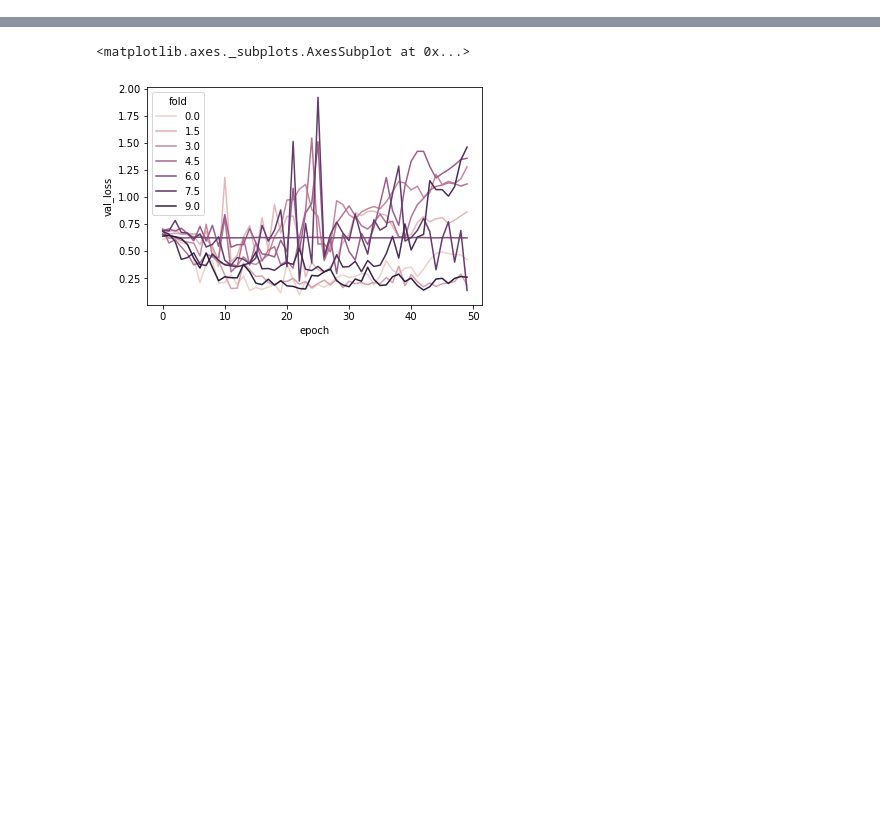
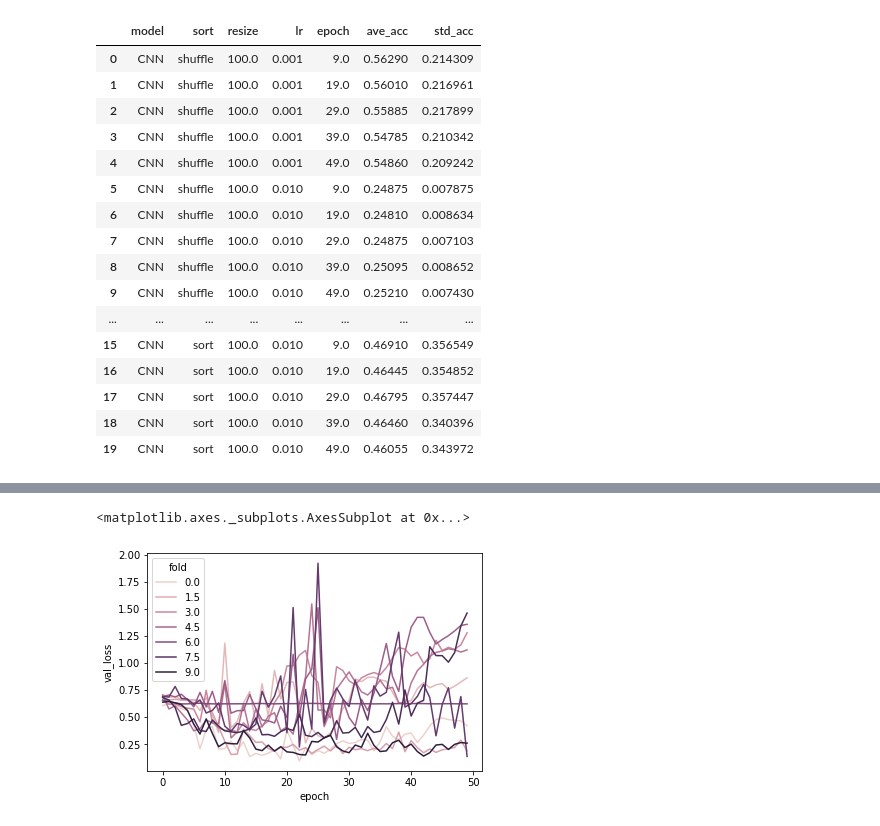
Before and after one commit to HayatoTanoue/CNN_GNN_exeriments, a Jupyter notebook: notebooks/log_eda.ipynb, the cells around one changed output, grey strips where cells are left out. Cells and saved outputs as stored; diff of their text form; code cells hidden in the pictures; blank space fills up the shorter version.

```diff
--- a/notebooks/log_eda.ipynb
+++ b/notebooks/log_eda.ipynb
@@ -98,3 +173,23 @@ UndefinedVariableError: name 'epoch' is not defined
+# %%
+df
+# %% [output]
+|  | model | sort | resize | lr | epoch | ave_acc | std_acc |
+| 0 | CNN | shuffle | 100.0 | 0.001 | 9.0 | 0.56290 | 0.214309 |
+| 1 | CNN | shuffle | 100.0 | 0.001 | 19.0 | 0.56010 | 0.216961 |
+| 2 | CNN | shuffle | 100.0 | 0.001 | 29.0 | 0.55885 | 0.217899 |
+| 3 | CNN | shuffle | 100.0 | 0.001 | 39.0 | 0.54785 | 0.210342 |
+| 4 | CNN | shuffle | 100.0 | 0.001 | 49.0 | 0.54860 | 0.209242 |
+| 5 | CNN | shuffle | 100.0 | 0.010 | 9.0 | 0.24875 | 0.007875 |
+| 6 | CNN | shuffle | 100.0 | 0.010 | 19.0 | 0.24810 | 0.008634 |
+| 7 | CNN | shuffle | 100.0 | 0.010 | 29.0 | 0.24875 | 0.007103 |
+| 8 | CNN | shuffle | 100.0 | 0.010 | 39.0 | 0.25095 | 0.008652 |
+| 9 | CNN | shuffle | 100.0 | 0.010 | 49.0 | 0.25210 | 0.007430 |
+| ... | ... | ... | ... | ... | ... | ... | ... |
+| 15 | CNN | sort | 100.0 | 0.010 | 9.0 | 0.46910 | 0.356549 |
+| 16 | CNN | sort | 100.0 | 0.010 | 19.0 | 0.46445 | 0.354852 |
+| 17 | CNN | sort | 100.0 | 0.010 | 29.0 | 0.46795 | 0.357447 |
+| 18 | CNN | sort | 100.0 | 0.010 | 39.0 | 0.46460 | 0.340396 |
+| 19 | CNN | sort | 100.0 | 0.010 | 49.0 | 0.46055 | 0.343972 |
 # %%
 sns.lineplot(x="epoch", y="train_loss", data=df, hue="fold")
 # %% [output]
```
Also changed, not shown: parts of 8 cells of this notebook, 13 other files.
